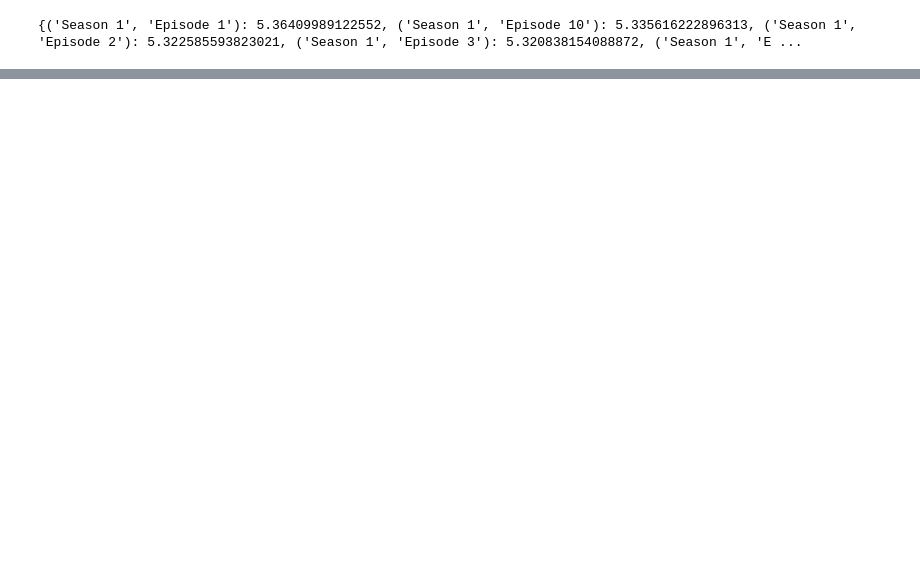
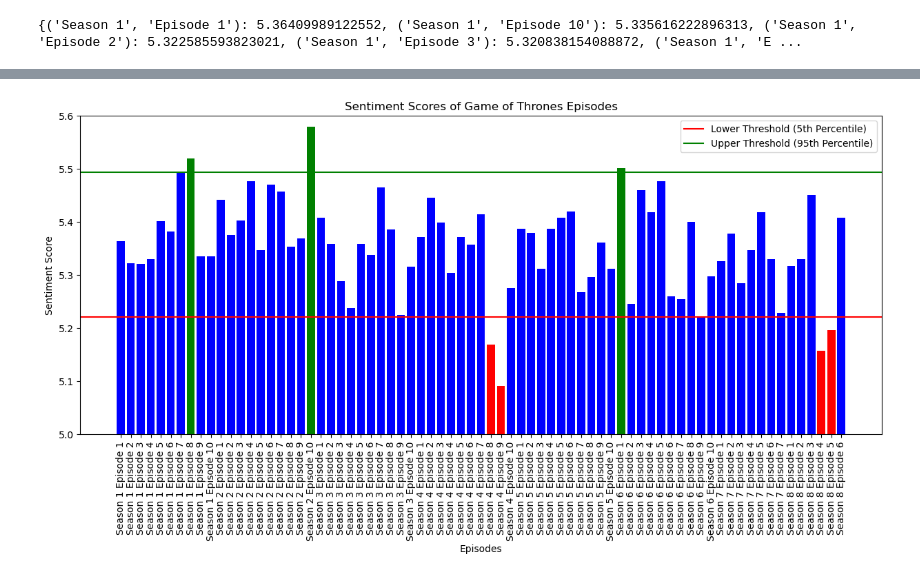
Before and after one commit to Agentroi/socialegraphs23, a Jupyter notebook: project/sentiment_scores.ipynb, the cells around one changed output, grey strips where cells are left out. Saved outputs shown, nothing was run; the diff lists cells and outputs as text; code cells hidden in the pictures; blank space fills up the shorter version.

Commit message:
Finished sentiment_scores

```diff
--- a/project/sentiment_scores.ipynb
+++ b/project/sentiment_scores.ipynb
@@ -142,16 +110,0 @@ def permutation_test_episodes(df, episode, num_simulations=1000):
-# %%
-# Loop through each episode and store results in a list
-results = []
-for episode in score_df['Episode'].unique():
-    result = permutation_test_episodes(score_df, episode)
-    results.append({
-        "Episode": episode,
-        "Is Statistically Significant": result['p_value'] < 0.05,
-        "P-Value": result['p_value']
-    })
-
-# Convert the results to a DataFrame
-results_df = pd.DataFrame(results)
-
-# Display the DataFrame
-results_df.style.apply(lambda x: ['background: lightgreen' if x['Is Statistically Significant'] else '' for _ in x], axis=1)
@@ -278,0 +115,64 @@ TypeError: unhashable type: 'numpy.ndarray'
+# %%
+def sentiment_analysis(episode_scores, specific_episode_score, shuffled_means, num_iterations):
+
+    count_lower = sum(1 for mean in shuffled_means if mean < specific_episode_score)
+    count_higher = sum(1 for mean in shuffled_means if mean > specific_episode_score)
+
+    proportion_lower = count_lower / num_iterations
+    proportion_higher = count_higher / num_iterations
+
+    if proportion_lower < 0.05:
+        result = "Lower"
+    elif proportion_higher < 0.05:
+        result = "Higher"
+    else:
+        result = "Insignificant"
+
+    return {
+        'specific_episode_score': specific_episode_score,
+        'proportion_lower': proportion_lower,
+        'proportion_higher': proportion_higher,
+        'result': result
+    }
+
+all_scores = list(episode_scores.values())
+num_episodes = 1  # Since we are analyzing one episode at a time
+num_iterations = 10000
+shuffled_means = []
+for _ in range(num_iterations):
+    random_sample = np.random.choice(all_scores, size=num_episodes, replace=False)
+    shuffled_means.append(np.mean(random_sample))
+
+# Apply the function to each episode
+analysis_results = {}
+for episode, score in episode_scores.items():
+    analysis_results[episode] = sentiment_analysis(episode_scores, score, shuffled_means, num_iterations)
+
+
+# Convert the results to a DataFrame
+analysis_results_df = pd.DataFrame(analysis_results).transpose()
+
+# Calculate thresholds
+lower_threshold = np.percentile(shuffled_means, 5)
+upper_threshold = np.percentile(shuffled_means, 95)
+
+# Determine the color for each bar based on whether it falls within the thresholds
+colors = ['red' if (score < lower_threshold) else 'green' if (score > upper_threshold) else 'blue' for score in score_df['Score']]
+
+# Make a histogram with episodes on the x-axis and sentiment scores on the y-axis
+plt.figure(figsize=(15, 6))
+plt.bar(score_df['Episode'], score_df['Score'], color=colors)
+plt.xlabel('Episodes')
+plt.ylabel('Sentiment Score')
+plt.title('Sentiment Scores of Game of Thrones Episodes')
+
+# Adding horizontal lines for the thresholds
+plt.axhline(y=lower_threshold, color='r', linestyle='-', label='Lower Threshold (5th Percentile)')
+plt.axhline(y=upper_threshold, color='g', linestyle='-', label='Upper Threshold (95th Percentile)')
+
+plt.xticks(rotation=90)  # Rotates the x-axis labels for readability
+plt.ylim(5, 5.6)  # Set the y-axis limits
+plt.legend()  # Add a legend to display labels
+plt.show()
+# %% [output]
+[figure, added]
```
Also changed, not shown: parts of 13 cells of this notebook, 1 other file.
